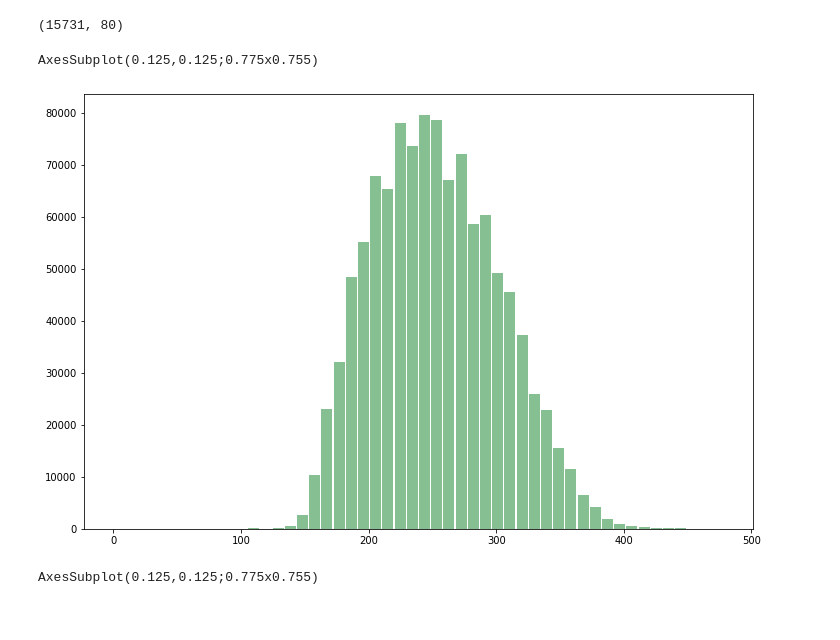
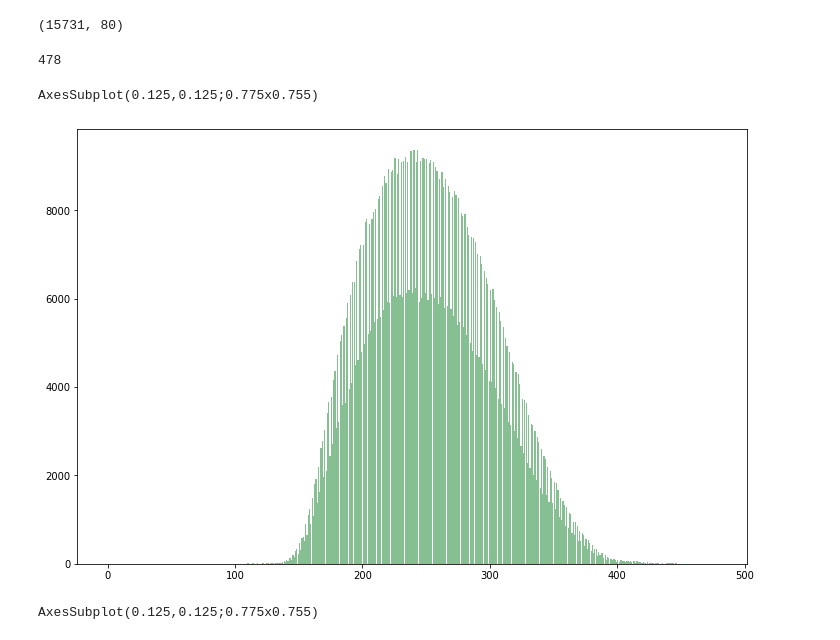
Before and after one commit to dsgantivac/DataMiningProject, a Jupyter notebook: Analisis exploratorio.ipynb, the cells around one changed output. Saved outputs shown, nothing was run; the diff lists cells and outputs as text; code cells hidden in the pictures.

```diff
--- a/Analisis exploratorio.ipynb
+++ b/Analisis exploratorio.ipynb
@@ -30,3 +12,5 @@ print(data)
+# %%
+data = data.drop(['ESTU_TIPODOCUMENTO', 'ESTU_NACIONALIDAD', 'ESTU_CONSECUTIVO', 'ESTU_ESTUDIANTE', 'ESTU_PAIS_RESIDE', 'ESTU_COD_RESIDE_DEPTO', 'ESTU_COD_RESIDE_MCPIO', 'COLE_CODIGO_ICFES', 'COLE_COD_DANE_ESTABLECIMIENTO', 'COLE_GENERO', 'COLE_CALENDARIO', 'COLE_COD_DANE_SEDE', 'COLE_NOMBRE_SEDE', 'COLE_SEDE_PRINCIPAL', 'COLE_COD_MCPIO_UBICACION', 'COLE_COD_DEPTO_UBICACION', 'ESTU_COD_MCPIO_PRESENTACION', 'ESTU_MCPIO_PRESENTACION', 'ESTU_DEPTO_PRESENTACION', 'ESTU_COD_DEPTO_PRESENTACION', 'DESEMP_LECTURA_CRITICA', 'DESEMP_MATEMATICAS', 'DESEMP_C_NATURALES', 'DESEMP_SOCIALES_CIUDADANAS', 'DESEMP_INGLES'], axis = 1)
 # %%
 data.head()
 # %% [output]
@@ -925,12 +672,17 @@ dg = data[data['FAMI_ESTRATOVIVIENDA'] == 'Estrato 5']
 print(dg.shape)
 # %% [output]
 (15731, 80)
+# %%
+dg = data['PUNT_GLOBAL'].max()
+print(dg)
+# %% [output]
+478
 # %%
-hist = data['PUNT_GLOBAL'].hist(bins=50, grid=False, figsize=(12,8), color='#86bf91', zorder=2, rwidth=0.9)
+hist = data['PUNT_GLOBAL'].hist(bins=478, grid=False, figsize=(12,8), color='#86bf91', zorder=2, rwidth=0.9)
 print(hist)
 # %% [output]
 AxesSubplot(0.125,0.125;0.775x0.755)
-[figure, old version]
+[figure, new version]
 # %%
 hist = data['PUNT_INGLES'].hist(bins=50, grid=False, figsize=(12,8), color='#86bf91', zorder=2, rwidth=0.9)
 print(hist)
```
Also changed, not shown: parts of 17 cells of this notebook.
